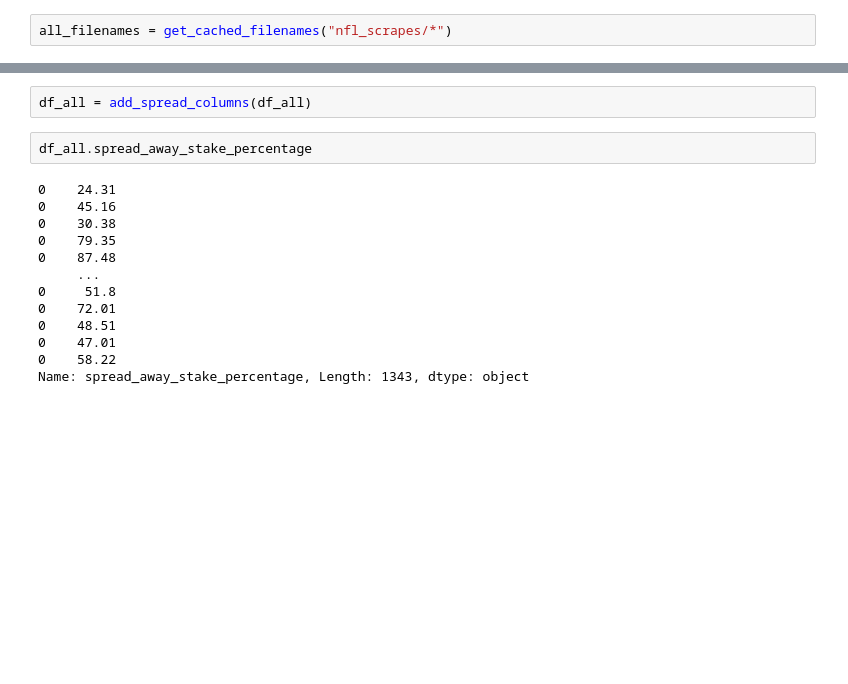
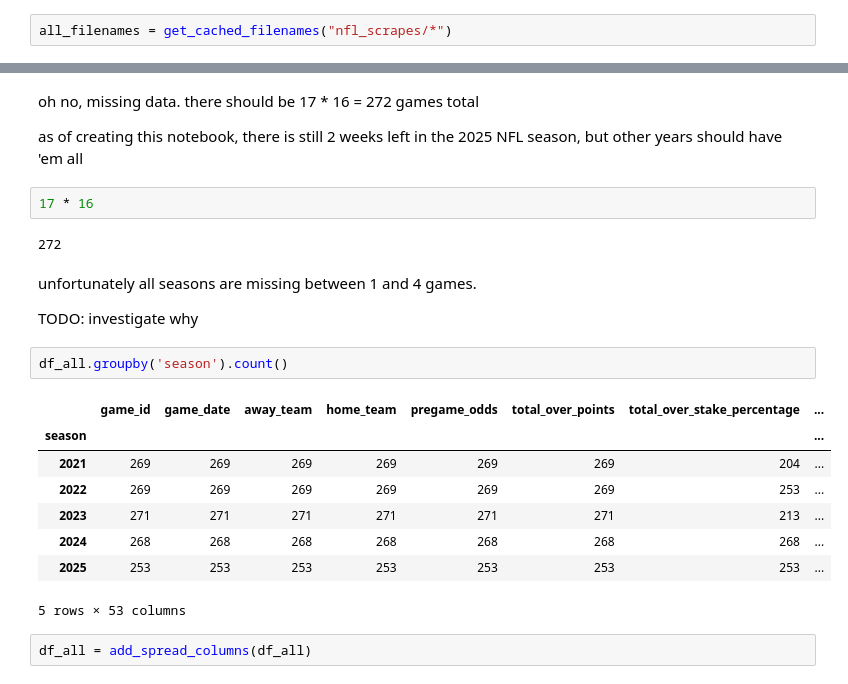
Before and after one commit to csdurfee/scrape_yahoo_odds, a Jupyter notebook: explore_football.ipynb, the cells around one changed output, grey strips where cells are left out. Saved outputs shown, nothing was run; the diff lists cells and outputs as text; blank space fills up the shorter version.

```diff
--- a/explore_football.ipynb
+++ b/explore_football.ipynb
@@ -404,20 +242,28 @@ file: nfl_scrapes/2022\nfl.g.20220918018.json failed on $.data.games.[0].gameLin
+# %% [markdown]
+oh no, missing data. there should be 17 * 16 = 272 games total
+
+as of creating this notebook, there is still 2 weeks left in the 2025 NFL season, but other years should have 'em all
+# %%
+17 * 16
+# %% [output]
+272
+# %% [markdown]
+unfortunately all seasons are missing between 1 and 4 games.
+
+TODO: investigate why
+# %%
+df_all.groupby('season').count()
+# %% [output]
+|  | game_id | game_date | away_team | home_team | pregame_odds | total_over_points | total_over_stake_percentage | ... |
+| season |  |  |  |  |  |  |  | ... |
+| 2021 | 269 | 269 | 269 | 269 | 269 | 269 | 204 | ... |
+| 2022 | 269 | 269 | 269 | 269 | 269 | 269 | 253 | ... |
+| 2023 | 271 | 271 | 271 | 271 | 271 | 271 | 213 | ... |
+| 2024 | 268 | 268 | 268 | 268 | 268 | 268 | 268 | ... |
+| 2025 | 253 | 253 | 253 | 253 | 253 | 253 | 253 | ... |
+5 rows × 53 columns
 # %%
 df_all = add_spread_columns(df_all)
-# %%
-df_all.spread_away_stake_percentage
-# %% [output]
-0    24.31
-0    45.16
-0    30.38
-0    79.35
-0    87.48
-     ...
-0     51.8
-0    72.01
-0    48.51
-0    47.01
-0    58.22
-Name: spread_away_stake_percentage, Length: 1343, dtype: object
 # %%
 df_all.spread_popular_won.value_counts()
 # %% [output]
```
Also changed, not shown: parts of 154 cells of this notebook.
